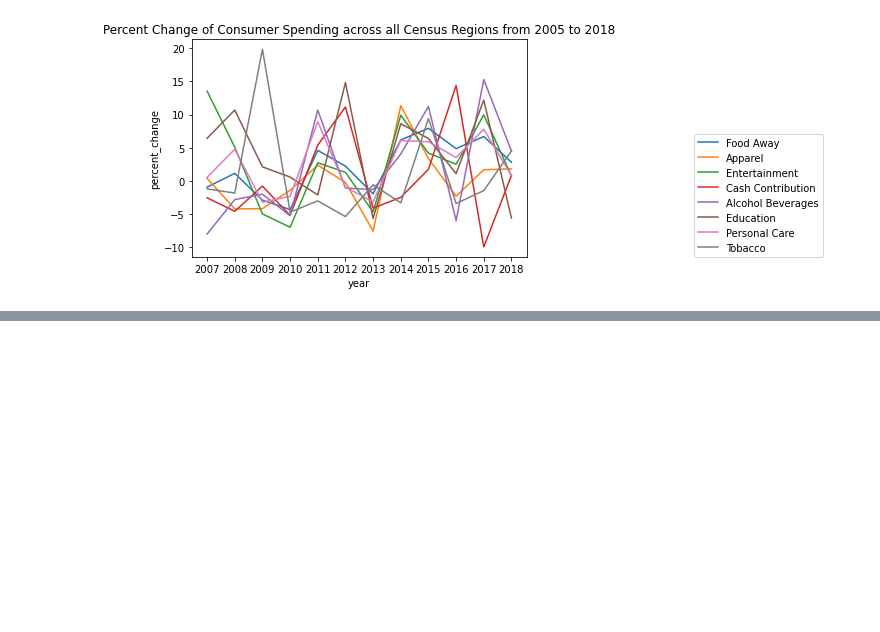
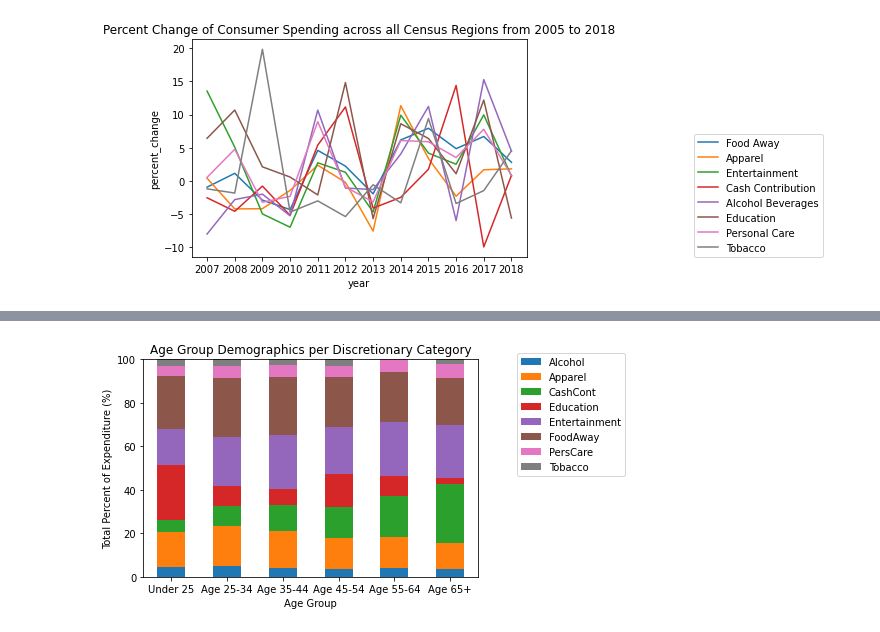
Before and after one commit to joshcoronel/discretionary-spending, a Jupyter notebook: Project_1_main.ipynb, the cells around one changed output, grey strips where cells are left out. Drawn from its saved outputs; the diff is of its cells as text; code cells hidden in the pictures; blank space fills up the shorter version.

```diff
--- a/Project_1_main.ipynb
+++ b/Project_1_main.ipynb
@@ -433,0 +318,20 @@ list
+# %%
+#Set list for each Age Group to store totals for each category (alphabetized)
+
+#Grab Values for Age Groups
+AgeUnder25 = get_total(df_age25)
+Age25to34 = get_total(df_age2534)
+Age35to44 = get_total(df_age3544)
+Age45to54 = get_total(df_age4554)
+Age55to64 = get_total(df_age5564)
+Age64plus = get_total(df_age65)
+#No data for Tobacco for age groups 55 to 64
+
+#AGE GROUP DF
+name=['Under 25', 'Age 25-34', 'Age 35-44', 'Age 45-54', 'Age 55-64', "Age 65+"]
+age_df = pd.DataFrame(data=[AgeUnder25, Age25to34, Age35to44, Age45to54, Age55to64, Age64plus],
+                      columns=['Alcohol', 'Apparel', 'CashCont', 'Education', 'Entertainment', 'FoodAway',
+                               'PersCare', 'Tobacco'])
+age_df["Age Group"] = name
+age_df.set_index("Age Group", drop=True, inplace=True)
+age_df
@@ -433,0 +347,19 @@ list
+# %%
+#AGE GROUP BAR CHART
+
+# Compute the percentage
+age_df = age_df.div(age_df.sum(axis=1), axis=0) * 100
+
+#Plot a stacked barchart
+ax = age_df.plot.bar(stacked=True)
+
+# Place the legend
+ax.legend(bbox_to_anchor=(1.1, 1.05))
+plt.xticks(rotation=0)
+plt.ylim(0, 100) #CHANGE 100 TO 200000 FOR Y lABEL: VALUE ($)
+plt.title('Age Group Demographics per Discretionary Category')
+plt.xlabel('Age Group')
+plt.ylabel('Total Percent of Expenditure (%)')
+plt.show()
+# %% [output]
+[figure, added]
```
Also changed, not shown: parts of 15 cells of this notebook.
